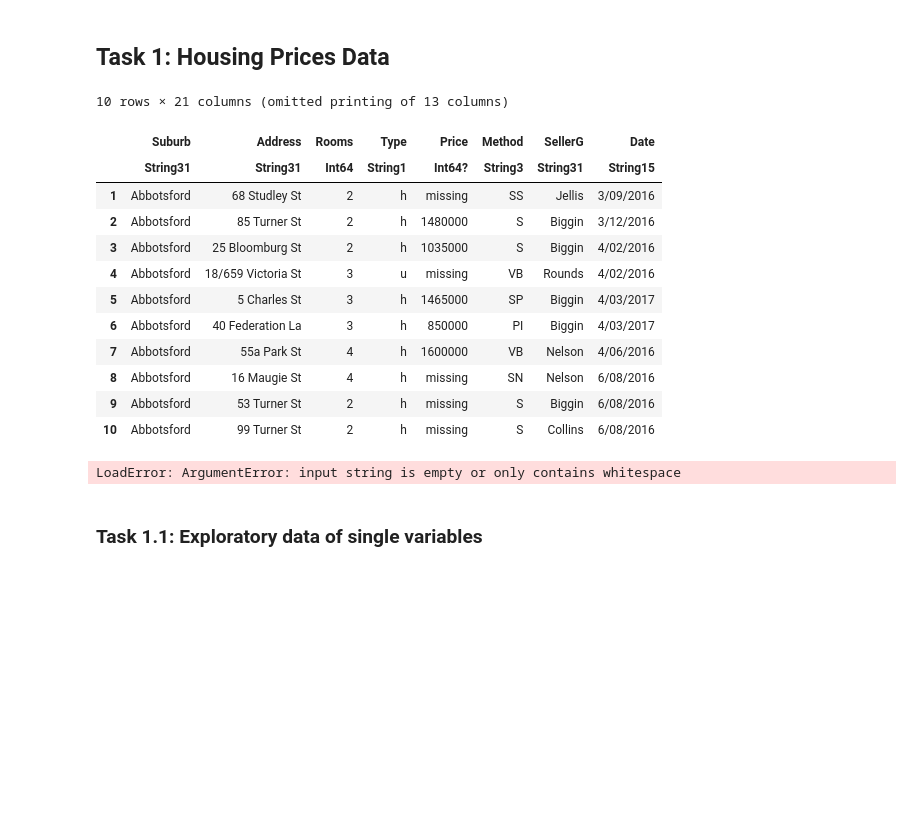
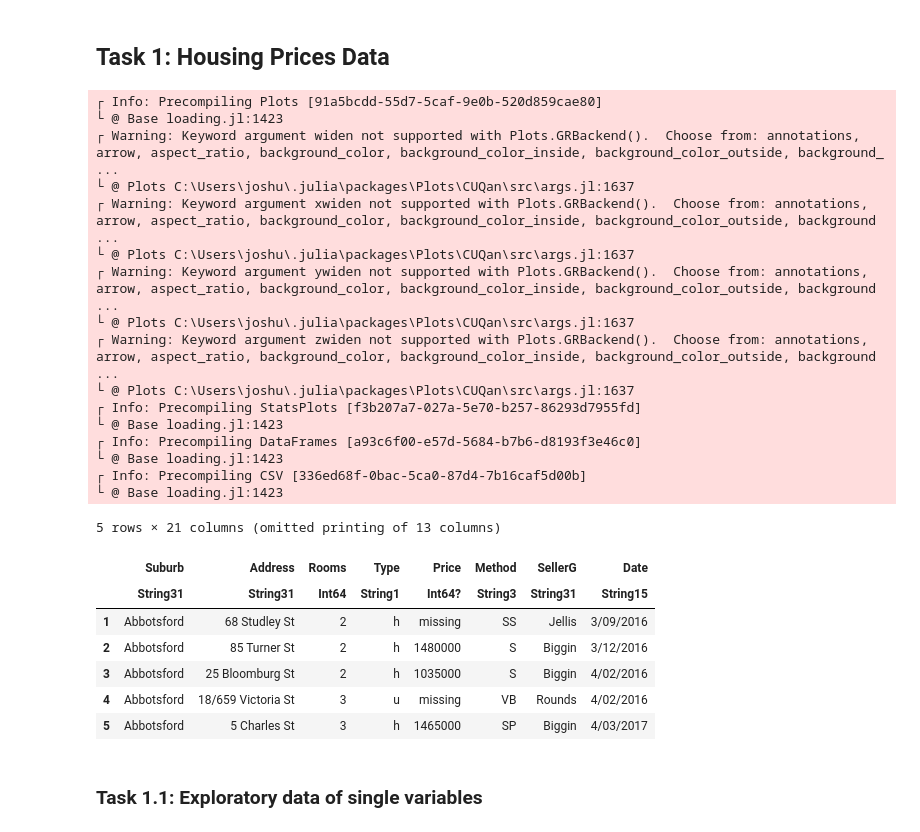
Before and after one commit to joshuacrook400/Joshua-Crook-2504-2022-PROJECT3, a Jupyter notebook: MelbourneHousing.ipynb, the cells around one changed output. Saved outputs shown, nothing was run; the diff lists cells and outputs as text; code cells hidden in the pictures; blank space fills up the shorter version.

```diff
--- a/MelbourneHousing.ipynb
+++ b/MelbourneHousing.ipynb
@@ -7,20 +7,31 @@ repo: https://github.com/joshuacrook400/Joshua-Crook-2504-2022-PROJECT3
 # %% [markdown]
 ## Task 1:  Housing Prices Data
 # %%
-using Plots, StatsPlots, StatsBase
+using Plots, StatsPlots, StatsBase, Statistics
 include("src/MelbourneHousing.jl");
-first(df, 10)
+first(df, 5)
 # %% [output]
-10 rows × 21 columns (omitted printing of 13 columns)
+┌ Info: Precompiling Plots [91a5bcdd-55d7-5caf-9e0b-520d859cae80]
+└ @ Base loading.jl:1423
+┌ Warning: Keyword argument widen not supported with Plots.GRBackend().  Choose from: annotations, arrow, aspect_ratio, background_color, background_color_inside, background_color_outside, background_ ...
+└ @ Plots C:\Users\joshu\.julia\packages\Plots\CUQan\src\args.jl:1637
+┌ Warning: Keyword argument xwiden not supported with Plots.GRBackend().  Choose from: annotations, arrow, aspect_ratio, background_color, background_color_inside, background_color_outside, background ...
+└ @ Plots C:\Users\joshu\.julia\packages\Plots\CUQan\src\args.jl:1637
+┌ Warning: Keyword argument ywiden not supported with Plots.GRBackend().  Choose from: annotations, arrow, aspect_ratio, background_color, background_color_inside, background_color_outside, background ...
+└ @ Plots C:\Users\joshu\.julia\packages\Plots\CUQan\src\args.jl:1637
+┌ Warning: Keyword argument zwiden not supported with Plots.GRBackend().  Choose from: annotations, arrow, aspect_ratio, background_color, background_color_inside, background_color_outside, background ...
+└ @ Plots C:\Users\joshu\.julia\packages\Plots\CUQan\src\args.jl:1637
+┌ Info: Precompiling StatsPlots [f3b207a7-027a-5e70-b257-86293d7955fd]
+└ @ Base loading.jl:1423
+┌ Info: Precompiling DataFrames [a93c6f00-e57d-5684-b7b6-d8193f3e46c0]
+└ @ Base loading.jl:1423
+┌ Info: Precompiling CSV [336ed68f-0bac-5ca0-87d4-7b16caf5d00b]
+└ @ Base loading.jl:1423
+5 rows × 21 columns (omitted printing of 13 columns)
 |  | Suburb | Address | Rooms | Type | Price | Method | SellerG | Date |
 |  | String31 | String31 | Int64 | String1 | Int64? | String3 | String31 | String15 |
 | 1 | Abbotsford | 68 Studley St | 2 | h | missing | SS | Jellis | 3/09/2016 |
 | 2 | Abbotsford | 85 Turner St | 2 | h | 1480000 | S | Biggin | 3/12/2016 |
 | 3 | Abbotsford | 25 Bloomburg St | 2 | h | 1035000 | S | Biggin | 4/02/2016 |
 | 4 | Abbotsford | 18/659 Victoria St | 3 | u | missing | VB | Rounds | 4/02/2016 |
 | 5 | Abbotsford | 5 Charles St | 3 | h | 1465000 | SP | Biggin | 4/03/2017 |
-| 6 | Abbotsford | 40 Federation La | 3 | h | 850000 | PI | Biggin | 4/03/2017 |
-| 7 | Abbotsford | 55a Park St | 4 | h | 1600000 | VB | Nelson | 4/06/2016 |
-| 8 | Abbotsford | 16 Maugie St | 4 | h | missing | SN | Nelson | 6/08/2016 |
-| 9 | Abbotsford | 53 Turner St | 2 | h | missing | S | Biggin | 6/08/2016 |
-| 10 | Abbotsford | 99 Turner St | 2 | h | missing | S | Collins | 6/08/2016 |
@@ -29,7 +38,3 @@ using Statistics
-# %%
-df[!,:Price] = parse.(Int64, df[:, :Price])
-# %% [output]
-LoadError: ArgumentError: input string is empty or only contains whitespace
 # %% [markdown]
 ### Task 1.1: Exploratory data of single variables
 # %% [markdown]
```
Also changed, not shown: parts of 8 cells of this notebook, 1 other file.
